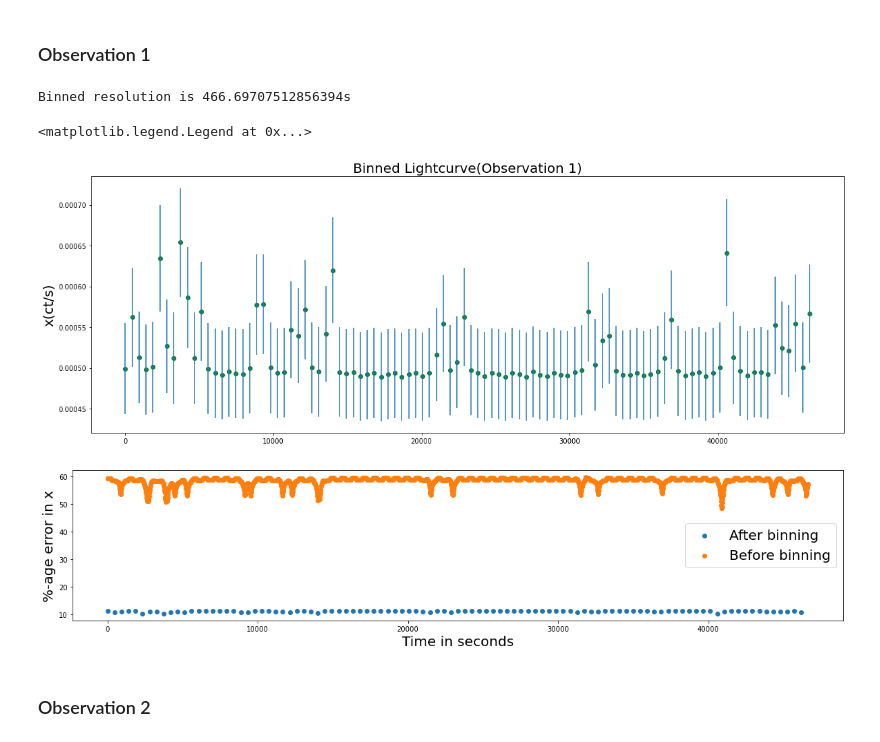
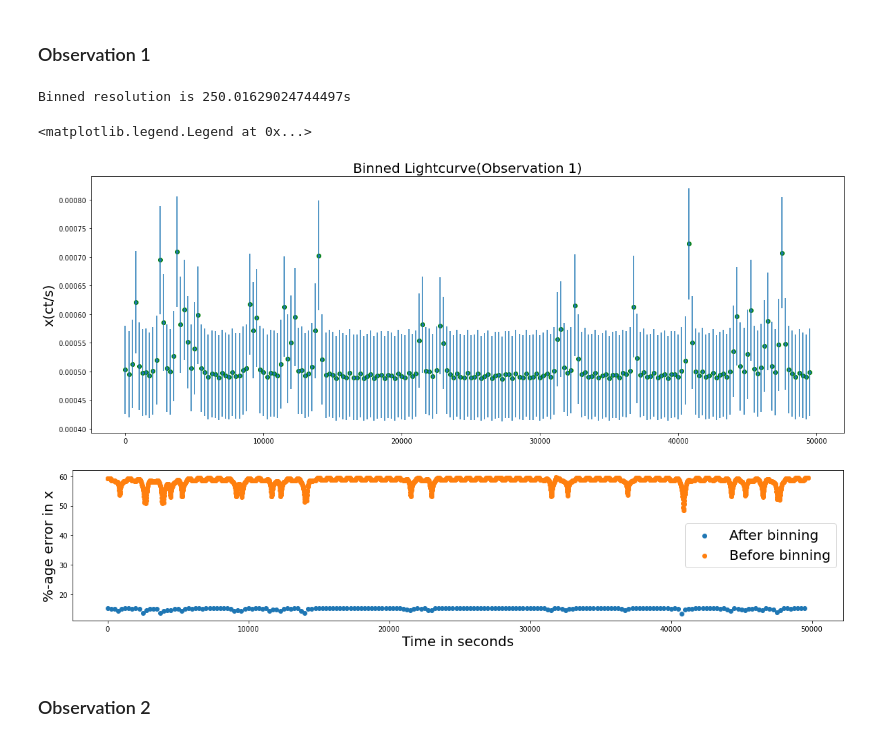
Before and after one commit to Samrat0512/IIST-MS-Project, a Jupyter notebook: Lightcurves/source_6/ACIS_Broad_Band.ipynb, the cells around one changed output. Cells and saved outputs as stored; diff of their text form; code cells hidden in the pictures.

```diff
--- a/Lightcurves/source_6/ACIS_Broad_Band.ipynb
+++ b/Lightcurves/source_6/ACIS_Broad_Band.ipynb
@@ -150,8 +150,8 @@ plt.legend(fontsize = 15)
 # %% [markdown]
 ### Observation 1
 # %%
-n_total_b_1 = 2800 #Total data points
-n_bin_b_1 = 100 #Number of bins
+n_total_b_1 = 2985 #Total data points
+n_bin_b_1 = 199 #Number of bins
 bin_size_b_1 = int(n_total_b_1/n_bin_b_1) #Bin size in units of data points
 binned_resolution_b_1 = bin_size_b_1*resolution_b_1
 print(f'Binned resolution is {binned_resolution_b_1}s')
@@ -166,36 +166,36 @@ for i in range(n_bin_b_1):
     sum_err_sq = 0
     for j in range((bin_size_b_1)):
         #summing and averaging all the counts
         cr_binned_b_1[i] += count_rate_b_1[j+i*bin_size_b_1]/bin_size_b_1
         #summing square errors
         sum_err_sq += count_rate_err_b_1[j+i*bin_size_b_1]**2
     err_binned_b_1[i] = (sum_err_sq/bin_size_b_1**2)**0.5
 
 #Percentage error before and after binning
 err_percent_binned_b_1 = []
 err_percent_b_1 = []
 for i in range(n_bin_b_1):
     err_percent_binned_b_1.append((err_binned_b_1[i]/cr_binned_b_1[i])*100)
 for i in range(n_total_b_1):
     err_percent_b_1.append((count_rate_err_b_1[i]/count_rate_b_1[i])*100)
 
 plt.figure(figsize = [20,7], facecolor = 'w')
 plt.scatter(t_binned_b_1,cr_binned_b_1,c='green')
 plt.errorbar(t_binned_b_1, cr_binned_b_1, err_binned_b_1,fmt = '.')
 plt.title('Binned Lightcurve(Observation 1)', fontsize = 20)
 plt.ylabel('x(ct/s)', fontsize = 20)
 plt.figure(figsize = [20,4], facecolor = 'w')
 plt.scatter(t_binned_b_1,err_percent_binned_b_1, label = 'After binning')
 plt.scatter(dt_b_1[:n_total_b_1],err_percent_b_1, label = 'Before binning')
 #plt.ylim(9.3,11)
 plt.ylabel('%-age error in x', fontsize = 20)
 plt.xlabel('Time in seconds', fontsize = 20)
 plt.legend(fontsize = 20)
 # %% [output]
-Binned resolution is 466.69707512856394s
+Binned resolution is 250.01629024744497s
 <matplotlib.legend.Legend at 0x...>
-[figure, old version]
+[figure, new version]
-[figure, old version]
+[figure, new version]
 # %% [markdown]
 ### Observation 2
 # %%
```
Also changed, not shown: parts of 19 cells of this notebook.
